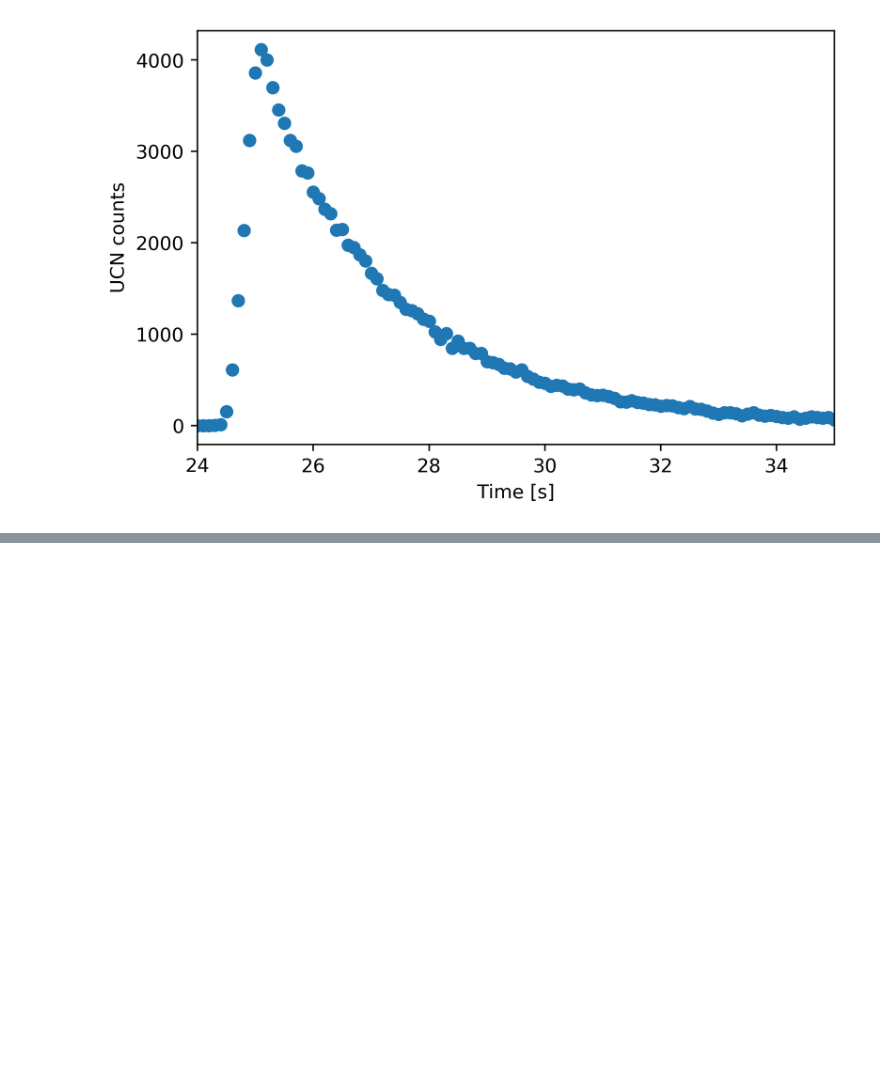
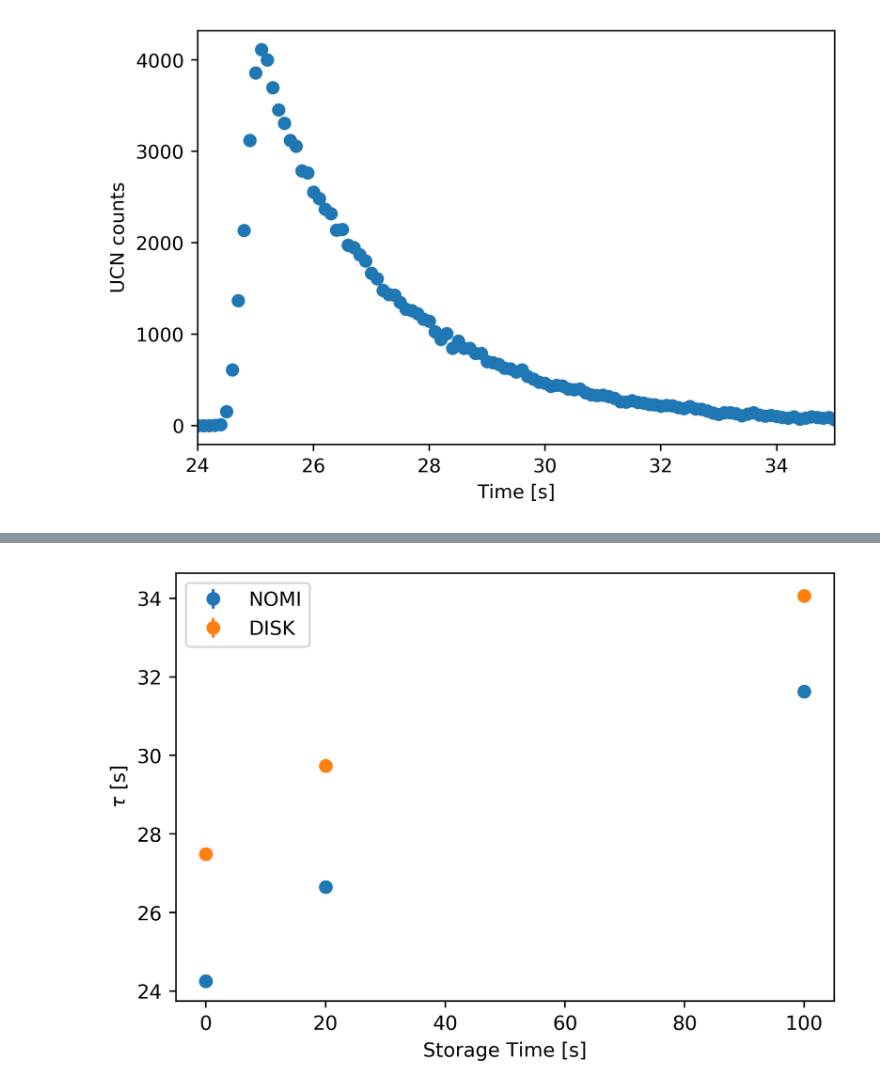
Before and after one commit to jonahberean/psi_transmission, a Jupyter notebook: notebooks/time_constant.ipynb, the cells around one changed output, grey strips where cells are left out. Drawn from its saved outputs; the diff is of its cells as text; code cells hidden in the pictures; blank space fills up the shorter version.

```diff
--- a/notebooks/time_constant.ipynb
+++ b/notebooks/time_constant.ipynb
@@ -84,0 +131,84 @@ It is not yet clear whether or not the guided measurements will be sensitive to
+# %%
+# dictionary to hold time constant values
+tau_dict   = {}
+
+fig, ax = plt.subplots()
+ax_c = plt.gca()
+
+def decay(t, N_0, tau):
+    return N_0 * np.exp(- t / tau)
+
+for config in ['NOMI', 'DISK']:
+
+    color = next(ax_c._get_lines.prop_cycler)['color']
+
+    for run_type in ['s005', 's020', 's100']:
+
+        # we'll save tau and error
+        tau_dict[config, run_type] = np.empty((0,2), float)
+
+        for filename in os.listdir('../data_ucn/main_detector_sorted'):
+
+            # Only the files matching our desired configuration and run
+            # type are selected. The '.tof' condition is just so we
+            # don't perform the analysis twice per run (since it would
+            # otherwise match to the .tof and the .txt files)
+            if ((config in filename) and (run_type in filename) and
+            ('.tof' in filename)):
+
+                # The data is retrieved from the .tof file
+                arr = np.loadtxt('../data_ucn/main_detector_sorted/' +
+                                        filename[0:22] + '.tof',
+                                        usecols = (0,1))
+
+                _counts = arr[:, 1]
+                max_index = _counts.argmax()
+                t = arr[max_index:-1, 0]
+                counts = _counts[max_index:-1]
+
+                gmodel = Model(decay)
+                result = gmodel.fit(counts, t=t, N_0=6000, tau=200)
+
+#                 print(result.fit_report())
+#                 plt.plot(t, counts, 'bo')
+#                 plt.plot(t, result.best_fit, 'r-')
+#                 plt.show()
+
+                day_run_no = int(filename[1:3]) + (0.001
+                                   * int(filename[9:12]))
+
+                tau_dict[config, run_type] = np.append(
+                    tau_dict[config, run_type],
+                    [[result.params['tau'].value, result.params['tau'].stderr]],
+                    axis=0)
+
+        # finished with given [config, run_type]
+        # generate uncertainty array of data set, calculate mean, add to dict
+        arr = tau_dict[config, run_type]
+        uarr = unumpy.umatrix(arr[:,0], arr[:,1])
+        ave_tau = uarr.mean(1)[0,0]
+
+        storage_time = int(run_type[1:-1])
+
+        # add mean value to plot
+        # JP-style
+        if (config == 'DISK'):
+
+            ax.errorbar(storage_time * 10, ave_tau.nominal_value, yerr = ave_tau.std_dev,
+                          fmt = 'o', label = config, color = color)
+
+        # TRIUMF-style
+        else:
+            ax.errorbar(storage_time * 10, ave_tau.nominal_value, yerr = ave_tau.std_dev,
+                          fmt = 'o', label = config, color = color)
+
+        print('(' + config + ',' + run_type + '): {}'.format(ave_tau))
+
+# presentation stuff
+ax.set_ylabel(r'$\tau$ [s]');
+ax.set_xlabel('Storage Time [s]')
+ax.legend();
+handles, labels = ax.get_legend_handles_labels()
+by_label = OrderedDict(zip(labels, handles))
+ax.legend(by_label.values(), by_label.keys());
+# %% [output]
@@ -84,0 +221 @@ It is not yet clear whether or not the guided measurements will be sensitive to
+[figure, added]
```
Also changed, not shown: parts of 6 cells of this notebook, 1 other file.
